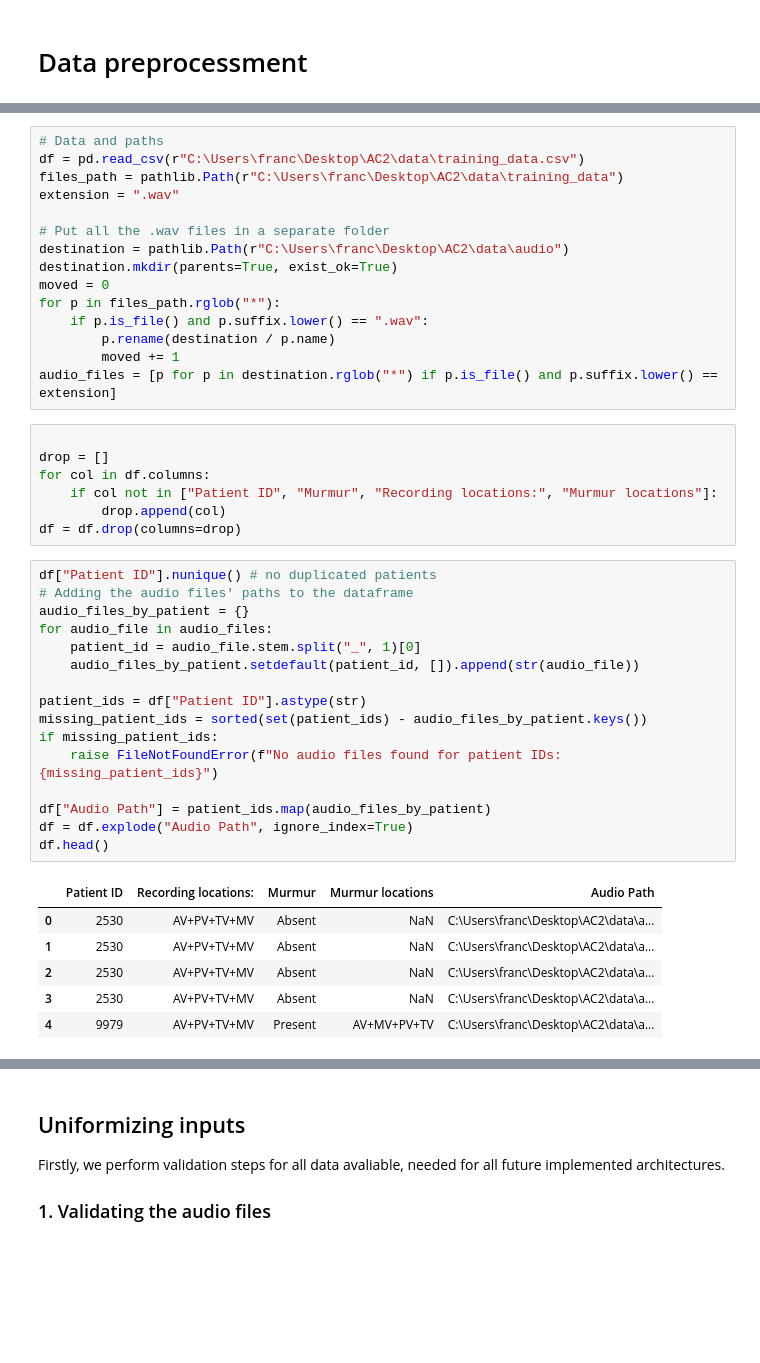
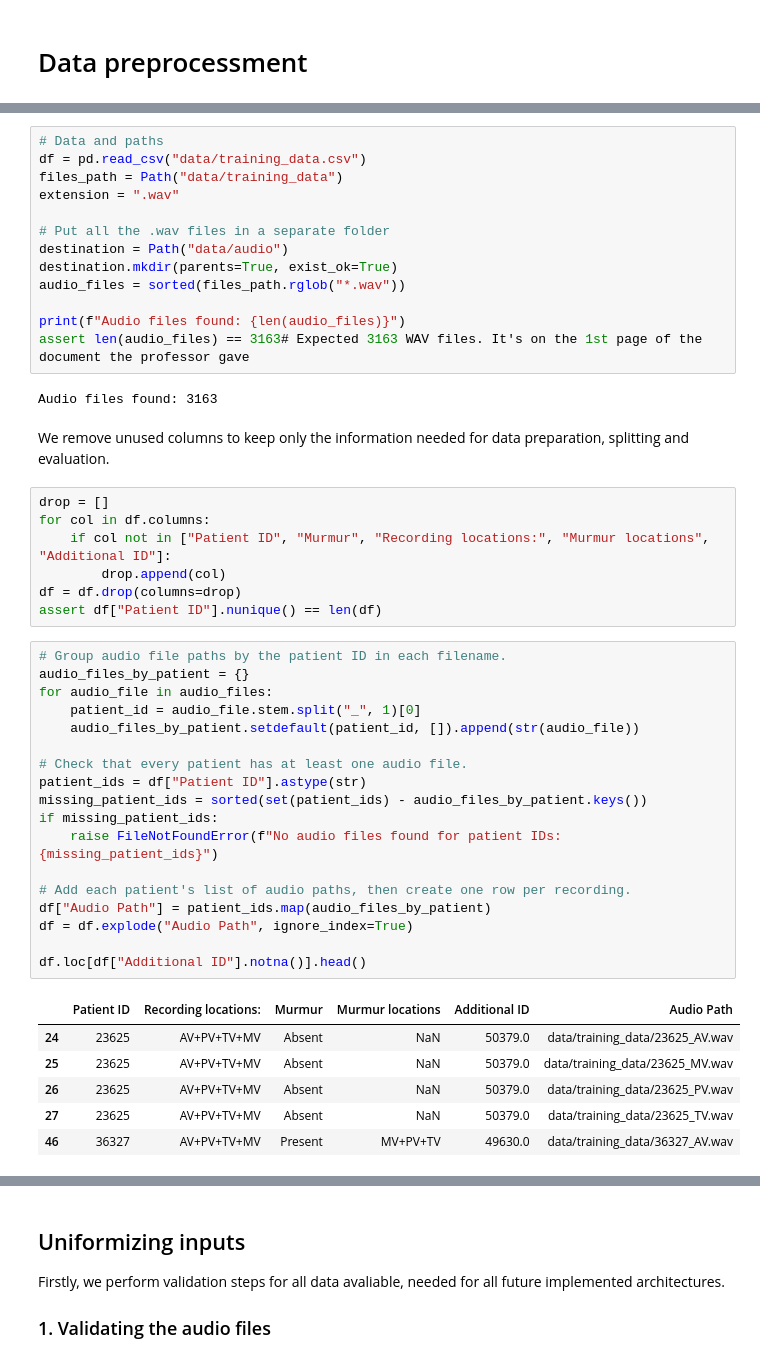
Before and after one commit to anaaaraujoo/heart-murmur-classification, a Jupyter notebook: pre_processment.ipynb, the cells around one changed output, grey strips where cells are left out. Saved outputs shown, nothing was run; the diff lists cells and outputs as text; blank space fills up the shorter version.

```diff
--- a/pre_processment.ipynb
+++ b/pre_processment.ipynb
@@ -15,49 +16,53 @@ from scipy.signal import butter, sosfiltfilt
 sns.set_theme(style="whitegrid")
 # %%
 # Data and paths
-df = pd.read_csv(r"C:\Users\franc\Desktop\AC2\data\training_data.csv")
-files_path = pathlib.Path(r"C:\Users\franc\Desktop\AC2\data\training_data")
+df = pd.read_csv("data/training_data.csv")
+files_path = Path("data/training_data")
 extension = ".wav"
 
 # Put all the .wav files in a separate folder
-destination = pathlib.Path(r"C:\Users\franc\Desktop\AC2\data\audio")
+destination = Path("data/audio")
 destination.mkdir(parents=True, exist_ok=True)
-moved = 0
-for p in files_path.rglob("*"):
-    if p.is_file() and p.suffix.lower() == ".wav":
-        p.rename(destination / p.name)
-        moved += 1
-audio_files = [p for p in destination.rglob("*") if p.is_file() and p.suffix.lower() == extension]
+audio_files = sorted(files_path.rglob("*.wav"))
+
+print(f"Audio files found: {len(audio_files)}")
+assert len(audio_files) == 3163# Expected 3163 WAV files. It's on the 1st page of the document the professor gave
+# %% [output]
+Audio files found: 3163
+# %% [markdown]
+We remove unused columns to keep only the information needed for data preparation, splitting and evaluation.
 # %%
-
 drop = []
 for col in df.columns:
-    if col not in ["Patient ID", "Murmur", "Recording locations:", "Murmur locations"]:
+    if col not in ["Patient ID", "Murmur", "Recording locations:", "Murmur locations", "Additional ID"]:
         drop.append(col)
 df = df.drop(columns=drop)
+assert df["Patient ID"].nunique() == len(df)
 # %%
-df["Patient ID"].nunique() # no duplicated patients
-# Adding the audio files' paths to the dataframe
+# Group audio file paths by the patient ID in each filename.
 audio_files_by_patient = {}
 for audio_file in audio_files:
     patient_id = audio_file.stem.split("_", 1)[0]
     audio_files_by_patient.setdefault(patient_id, []).append(str(audio_file))
 
+# Check that every patient has at least one audio file.
 patient_ids = df["Patient ID"].astype(str)
 missing_patient_ids = sorted(set(patient_ids) - audio_files_by_patient.keys())
 if missing_patient_ids:
     raise FileNotFoundError(f"No audio files found for patient IDs: {missing_patient_ids}")
 
+# Add each patient's list of audio paths, then create one row per recording.
 df["Audio Path"] = patient_ids.map(audio_files_by_patient)
 df = df.explode("Audio Path", ignore_index=True)
-df.head()
+
+df.loc[df["Additional ID"].notna()].head()
 # %% [output]
-|  | Patient ID | Recording locations: | Murmur | Murmur locations | Audio Path |
-| 0 | 2530 | AV+PV+TV+MV | Absent | NaN | C:\Users\franc\Desktop\AC2\data\a... |
-| 1 | 2530 | AV+PV+TV+MV | Absent | NaN | C:\Users\franc\Desktop\AC2\data\a... |
-| 2 | 2530 | AV+PV+TV+MV | Absent | NaN | C:\Users\franc\Desktop\AC2\data\a... |
-| 3 | 2530 | AV+PV+TV+MV | Absent | NaN | C:\Users\franc\Desktop\AC2\data\a... |
-| 4 | 9979 | AV+PV+TV+MV | Present | AV+MV+PV+TV | C:\Users\franc\Desktop\AC2\data\a... |
+|  | Patient ID | Recording locations: | Murmur | Murmur locations | Additional ID | Audio Path |
+| 24 | 23625 | AV+PV+TV+MV | Absent | NaN | 50379.0 | data/training_data/23625_AV.wav |
+| 25 | 23625 | AV+PV+TV+MV | Absent | NaN | 50379.0 | data/training_data/23625_MV.wav |
+| 26 | 23625 | AV+PV+TV+MV | Absent | NaN | 50379.0 | data/training_data/23625_PV.wav |
+| 27 | 23625 | AV+PV+TV+MV | Absent | NaN | 50379.0 | data/training_data/23625_TV.wav |
+| 46 | 36327 | AV+PV+TV+MV | Present | MV+PV+TV | 49630.0 | data/training_data/36327_AV.wav |
 # %%
 # Verifying the label distribution
 plt.figure(figsize=(10,5))
```
Also changed, not shown: parts of 25 cells of this notebook.
